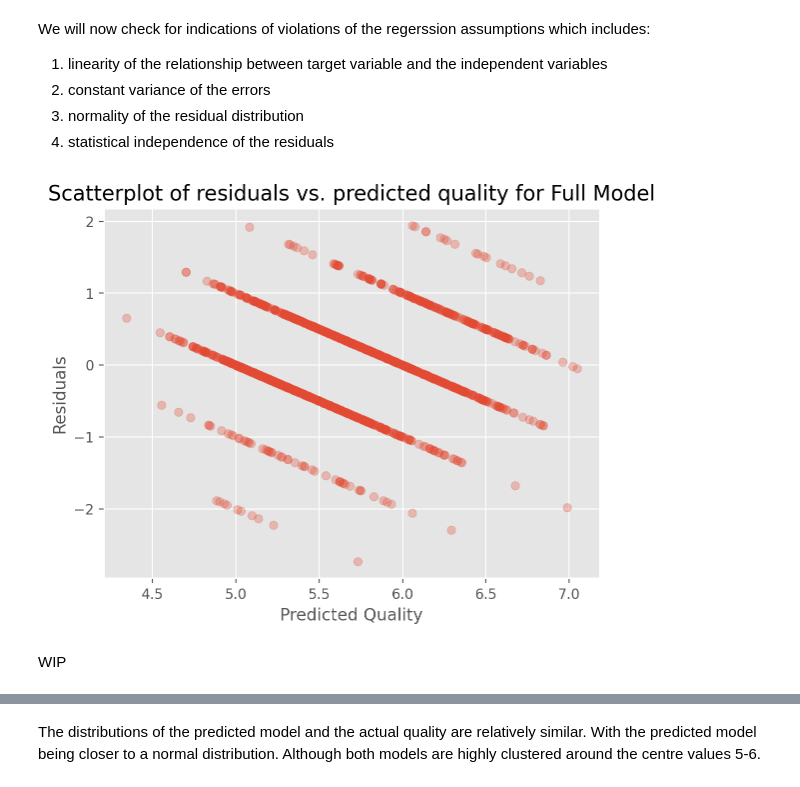
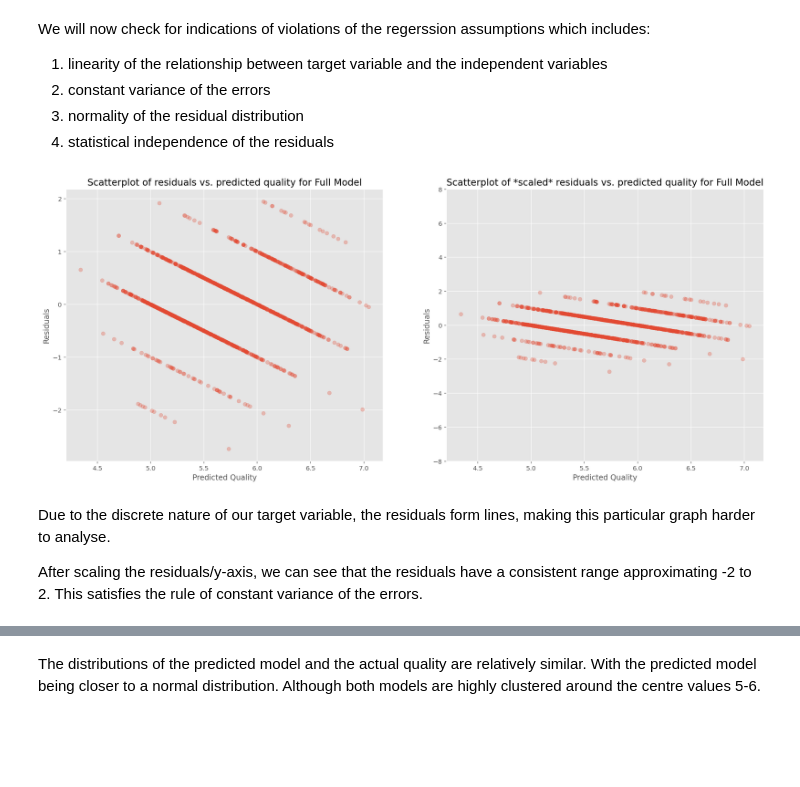
Before and after one commit to Michael-s3943224/MATH2412-Assignment, a Jupyter notebook: Phase2_Group21.ipynb, the cells around one changed output, grey strips where cells are left out. Saved outputs shown, nothing was run; the diff lists cells and outputs as text; code cells hidden in the pictures; blank space fills up the shorter version.

```diff
--- a/Phase2_Group21.ipynb
+++ b/Phase2_Group21.ipynb
@@ -174,15 +176,28 @@ We will now check for indications of violations of the regerssion assumptions wh
 3. normality of the residual distribution
 4. statistical independence of the residuals
 # %%
-plt.scatter(residuals_full['predicted'], residuals_full['residual'], alpha=0.3);
-plt.xlabel('Predicted Quality');
-plt.ylabel('Residuals')
+def res_prequality():
+    plt.scatter(residuals_full['predicted'], residuals_full['residual'], alpha=0.3);
+    plt.xlabel('Predicted Quality');
+    plt.ylabel('Residuals')
+
+
+plt.figure(figsize=(20, 8))
+plt.subplot(1, 2, 1)
+res_prequality()
 plt.title('Scatterplot of residuals vs. predicted quality for Full Model', fontsize=15)
-plt.show();
+plt.subplot(1, 2, 2)
+res_prequality()
+plt.title('Scatterplot of *scaled* residuals vs. predicted quality for Full Model', fontsize=15)
+plt.ylim(-8, 8)
+
+plt.show()
 # %% [output]
-[figure, old version]
+[figure, new version]
 # %% [markdown]
-WIP
+Due to the discrete nature of our target variable, the residuals form lines, making this particular graph harder to analyse.
+
+After scaling the residuals/y-axis, we can see that the residuals have a consistent range approximating -2 to 2. This satisfies the rule of constant variance of the errors.
 # %%
 plt.scatter(residuals_full['actual'], residuals_full['residual'], alpha=0.3);
 plt.xlabel('Actual Quality');
```
Also changed, not shown: parts of 11 cells of this notebook.
